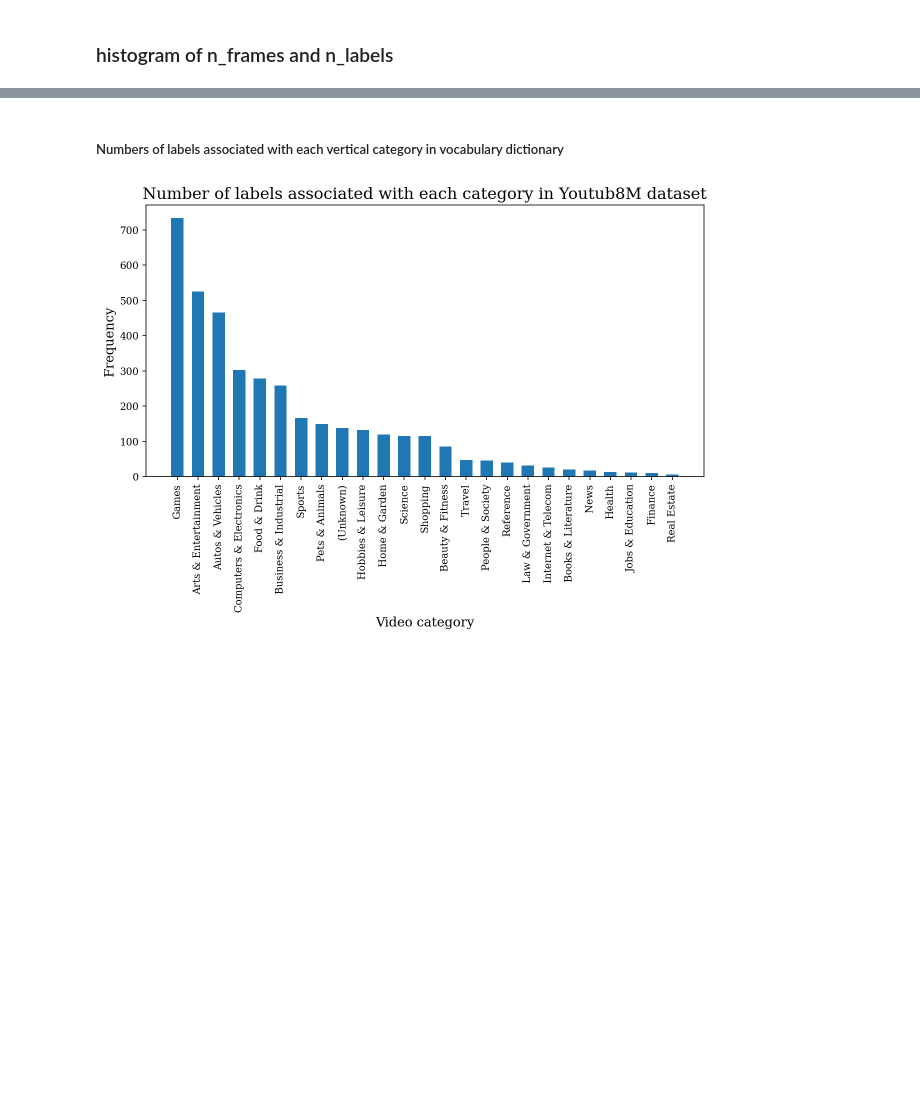
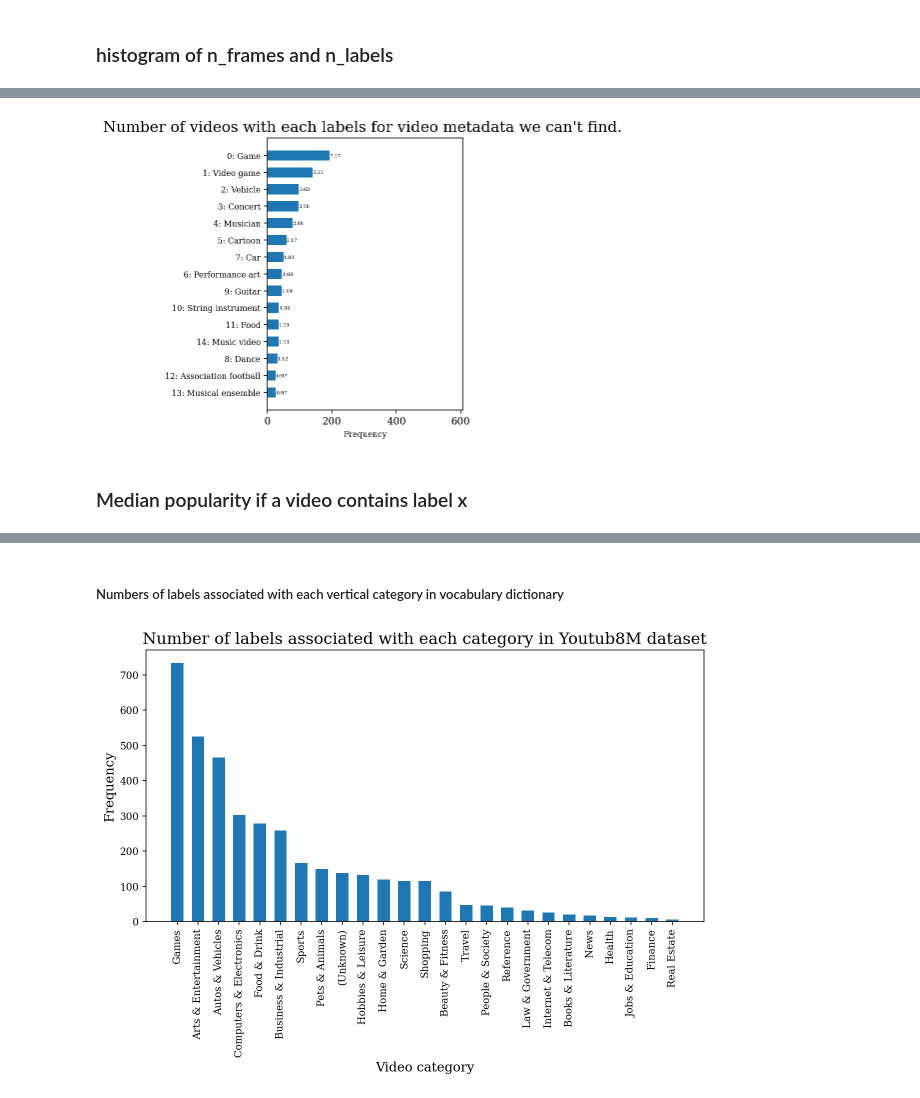
Before and after one commit to erikanfox/YouTube-8m-Classification, a Jupyter notebook: EDA.ipynb, the cells around one changed output, grey strips where cells are left out. Cells and saved outputs as stored; diff of their text form; code cells hidden in the pictures; blank space fills up the shorter version.

```diff
--- a/EDA.ipynb
+++ b/EDA.ipynb
@@ -174,0 +360,20 @@ plt.show()
+# %%
+# video labels within for the videos whose metadata can not be found.
+video_info_NAN = video_info.loc[video_info.real_id.isna()]
+count_df_na = prepare_hist(video_info_NAN ,15)
+
+fig = plt.figure(figsize=(3.5,5))
+x =  -1*np.arange(0,topN,1)
+barplot = plt.barh(x,count_df_na.counts,height=0.6)
+# annotate each label with percentage
+for i in range(topN):
+    plt.annotate(round(count_df_na.percent_video[i]*100,2),(count_df_na.counts[i],x[i]-0.1),fontsize=5)
+plt.yticks(x,count_df_na.label,fontsize=8)#,rotation=90)
+plt.xlabel("Frequency",fontsize=8)
+plt.xlim(0,np.max(count_df.counts)*1.1)
+plt.title("Number of videos with each labels for video metadata we can't find. ",fontsize=15)
+plt.show()
+# %% [output]
+[figure, added]
+# %% [markdown]
+### Median popularity if a video contains label x
```
Also changed, not shown: parts of 49 cells of this notebook.
